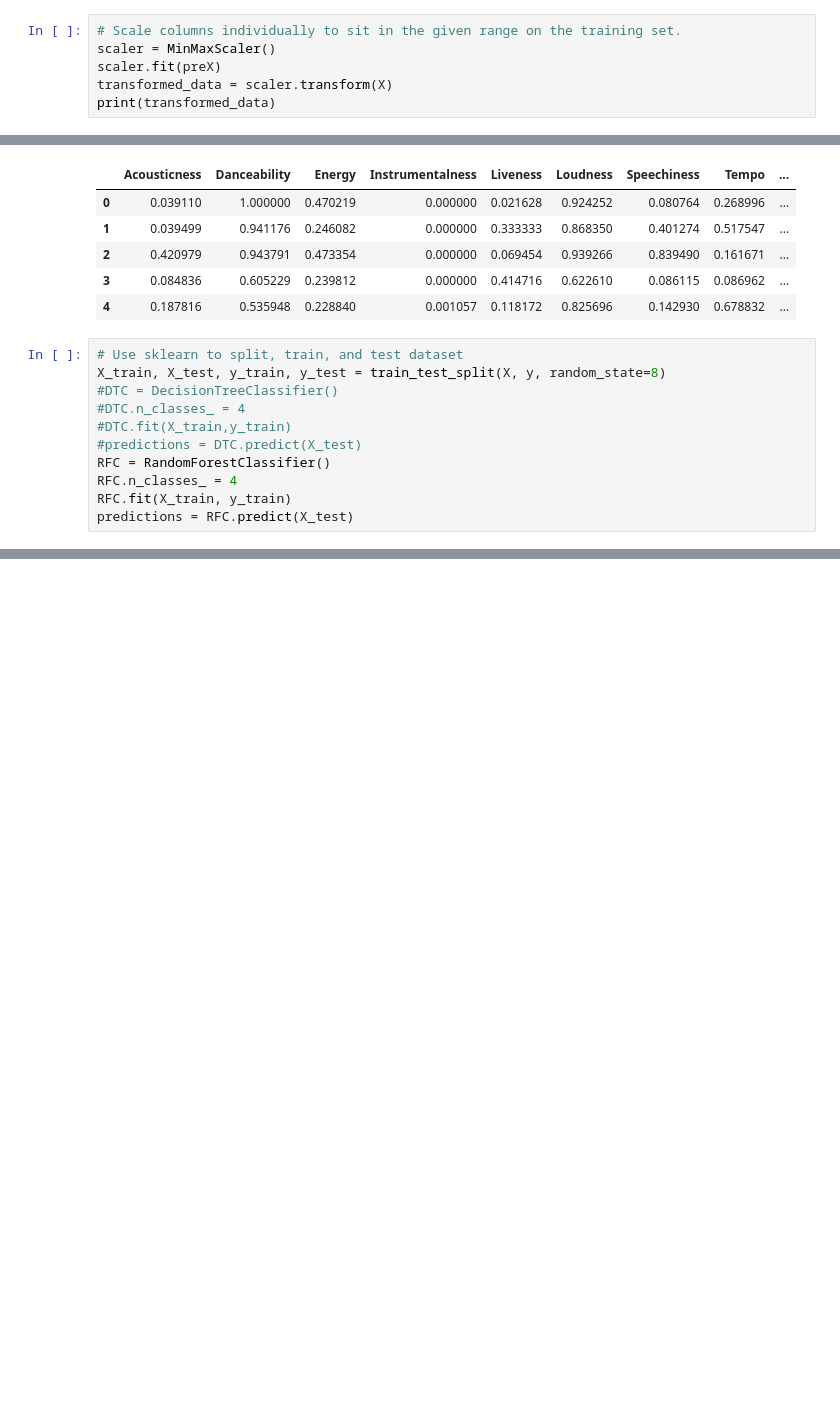
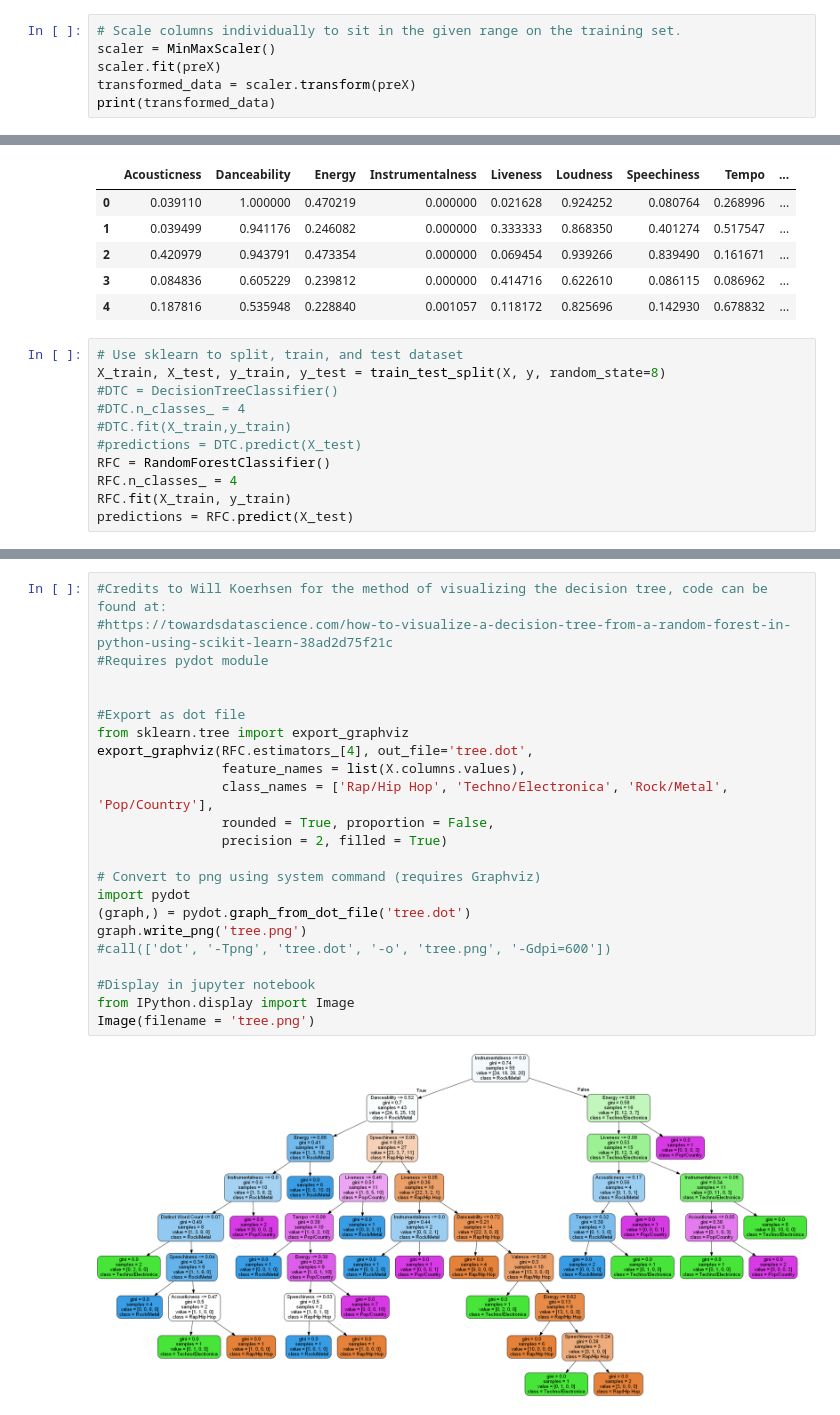
Before and after one commit to soderquista/genre-predictor, a Jupyter notebook: ML-execution.ipynb, the cells around one changed output, grey strips where cells are left out. Cells and saved outputs as stored; diff of their text form; blank space fills up the shorter version.

Commit message:
Added RDF Image

```diff
--- a/ML-execution.ipynb
+++ b/ML-execution.ipynb
@@ -49,7 +49,7 @@ Name: Genres, dtype: int64
 # Scale columns individually to sit in the given range on the training set.
 scaler = MinMaxScaler()
 scaler.fit(preX)
-transformed_data = scaler.transform(X)
+transformed_data = scaler.transform(preX)
 print(transformed_data)
 # %% [output]
 [[0.03911033 1.         0.47021944 ... 0.26899643 0.77233861 0.25457103]
@@ -116,0 +114,25 @@ None
+# %%
+#Credits to Will Koerhsen for the method of visualizing the decision tree, code can be found at:
+#https://towardsdatascience.com/how-to-visualize-a-decision-tree-from-a-random-forest-in-python-using-scikit-learn-38ad2d75f21c
+#Requires pydot module
+
+
+#Export as dot file
+from sklearn.tree import export_graphviz
+export_graphviz(RFC.estimators_[4], out_file='tree.dot',
+                feature_names = list(X.columns.values),
+                class_names = ['Rap/Hip Hop', 'Techno/Electronica', 'Rock/Metal', 'Pop/Country'],
+                rounded = True, proportion = False,
+                precision = 2, filled = True)
+
+# Convert to png using system command (requires Graphviz)
+import pydot
+(graph,) = pydot.graph_from_dot_file('tree.dot')
+graph.write_png('tree.png')
+#call(['dot', '-Tpng', 'tree.dot', '-o', 'tree.png', '-Gdpi=600'])
+
+#Display in jupyter notebook
+from IPython.display import Image
+Image(filename = 'tree.png')
+# %% [output]
+[figure, added]
```
Also changed, not shown: parts of 3 cells of this notebook, 3 other files.
